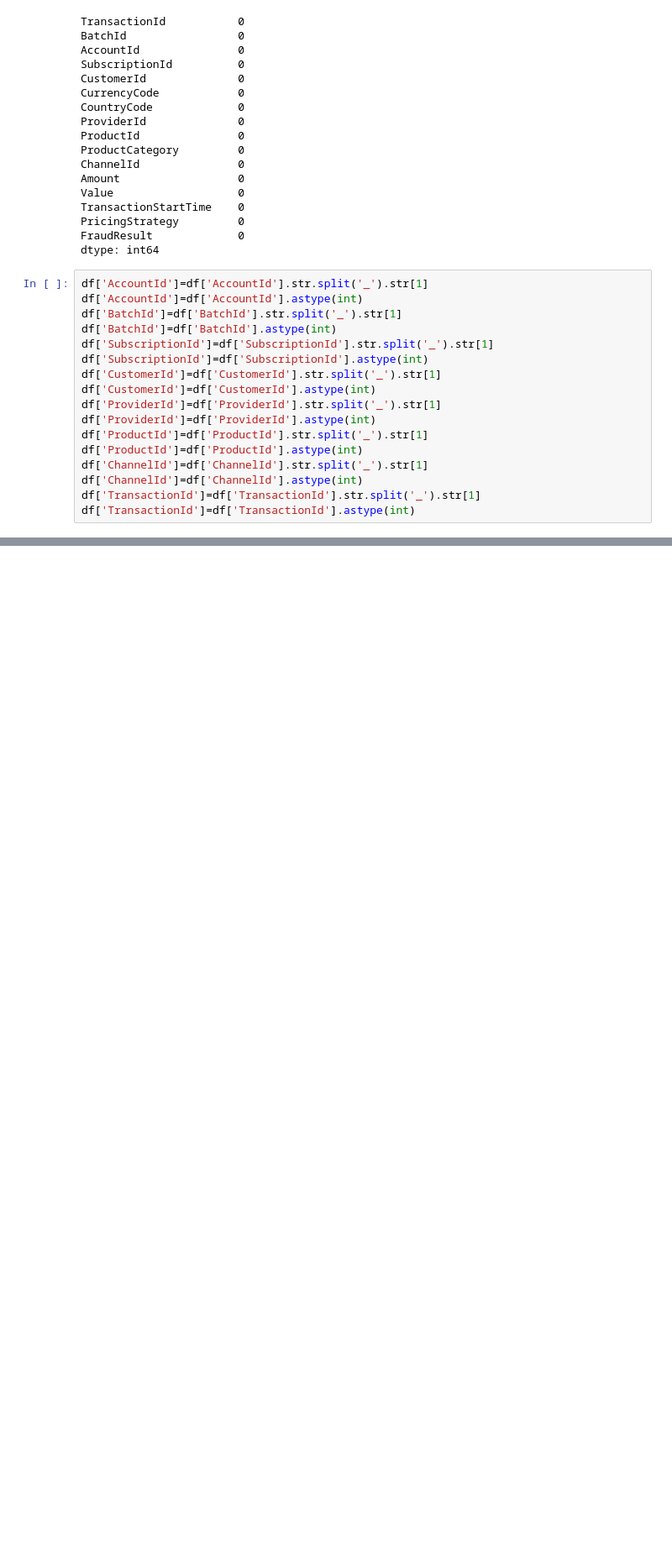
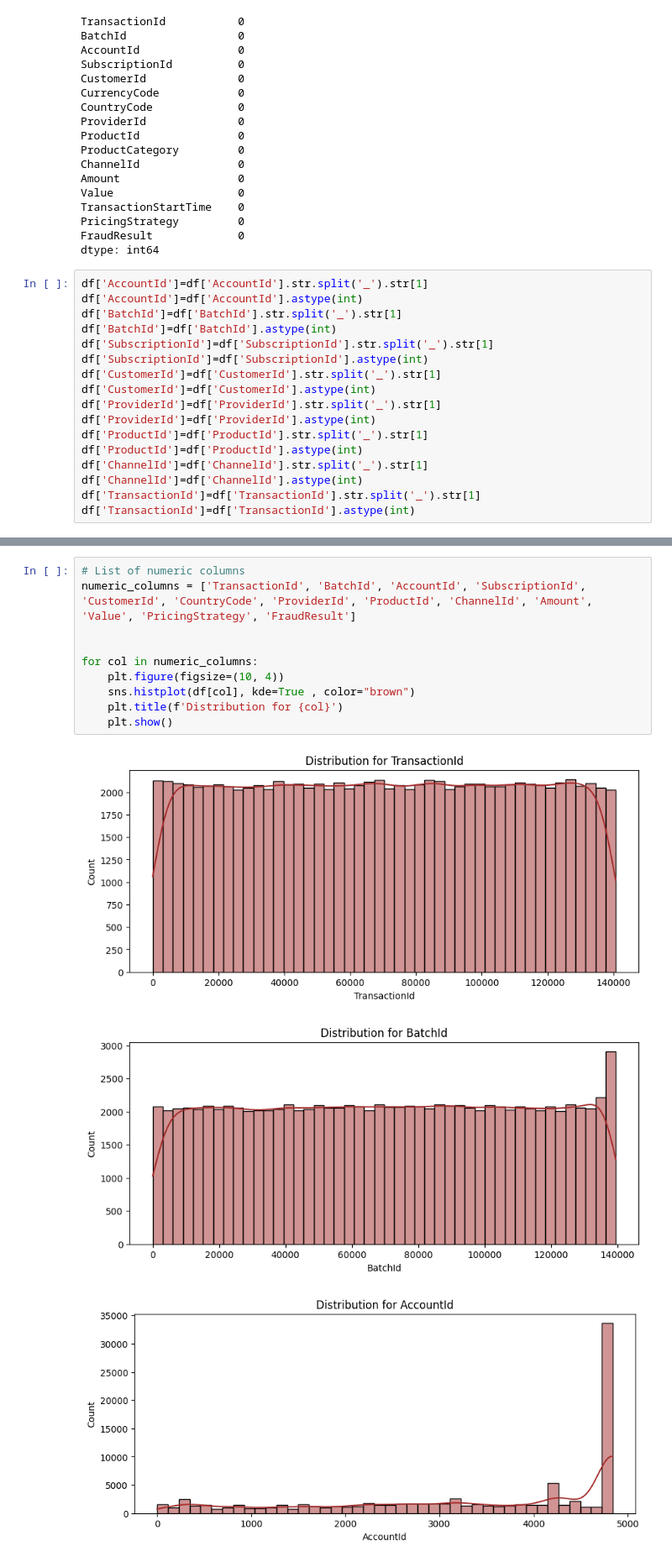
Before and after one commit to Abdulaziz7878/Bati-Bank, a Jupyter notebook: notebooks/EDA.ipynb, the cells around one changed output, grey strips where cells are left out. Shown at 84% size. Saved outputs shown, nothing was run; the diff lists cells and outputs as text; blank space fills up the shorter version.

```diff
--- a/notebooks/EDA.ipynb
+++ b/notebooks/EDA.ipynb
@@ -86,0 +115,14 @@ df.head()
+# %%
+# List of numeric columns
+numeric_columns = ['TransactionId', 'BatchId', 'AccountId', 'SubscriptionId', 'CustomerId', 'CountryCode', 'ProviderId', 'ProductId', 'ChannelId', 'Amount', 'Value', 'PricingStrategy', 'FraudResult']
+
+
+for col in numeric_columns:
+    plt.figure(figsize=(10, 4))
+    sns.histplot(df[col], kde=True , color="brown")
+    plt.title(f'Distribution for {col}')
+    plt.show()
+# %% [output]
+[figure, added]
+[figure, added]
+[figure, added]
```
Also changed, not shown: parts of 7 cells of this notebook, 1 other file.
